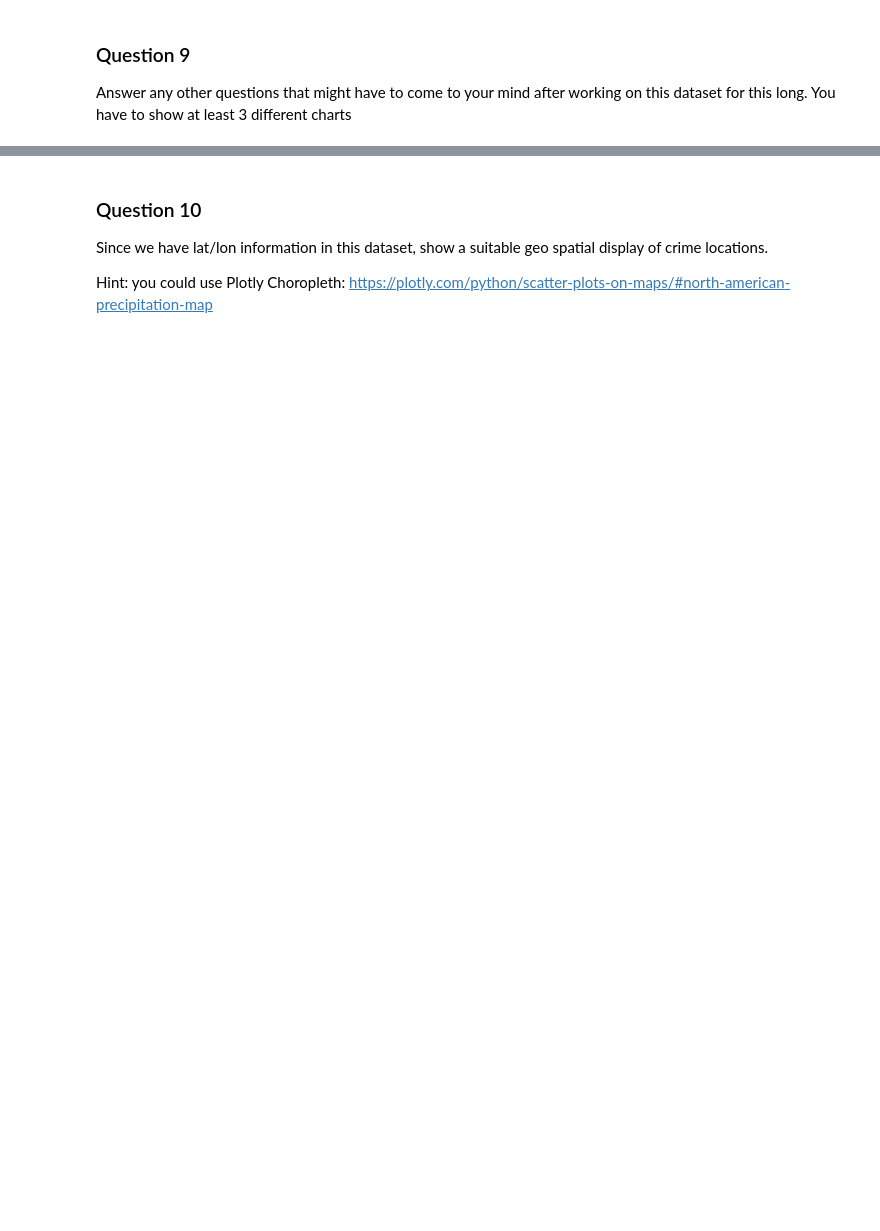
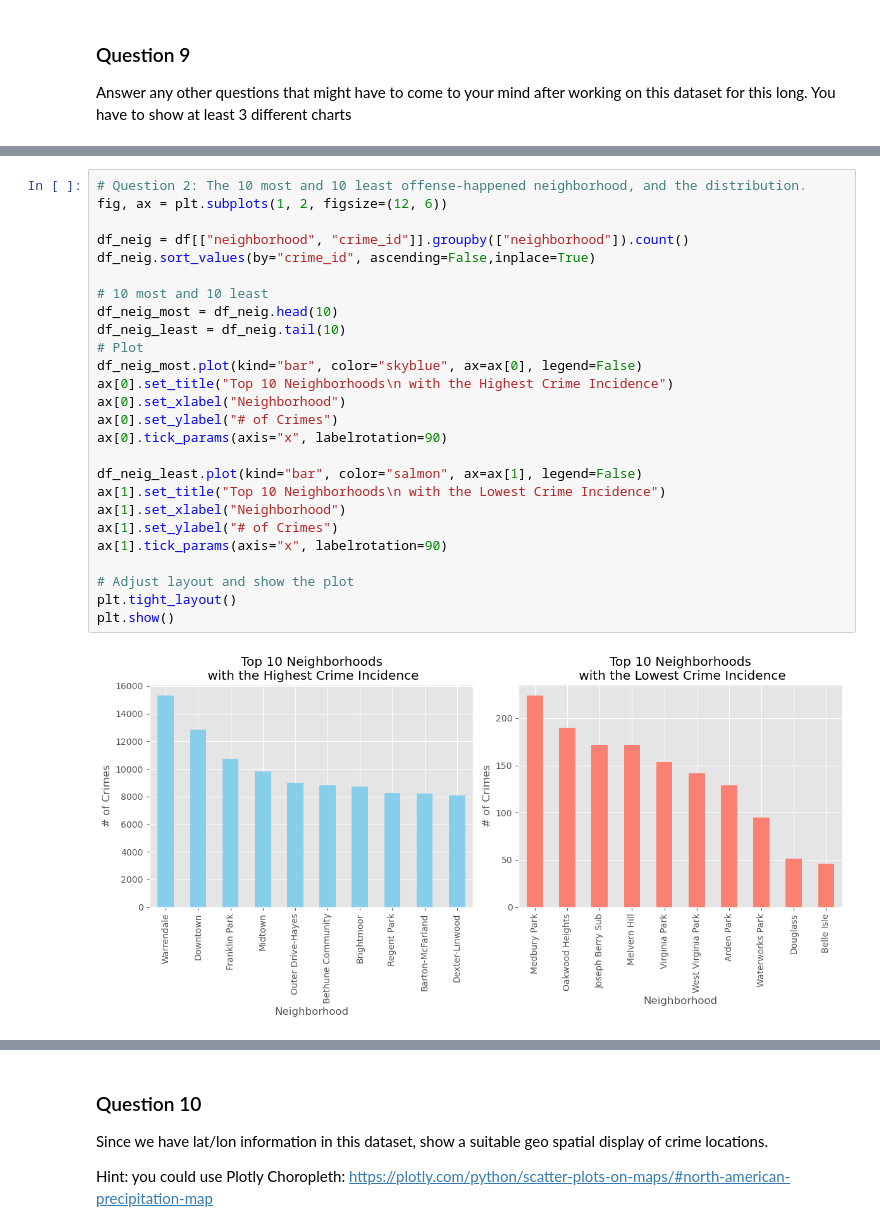
Before and after one commit to PKUniiiiice/STATS_507, a Jupyter notebook: HW8/ps8.ipynb, the cells around one changed output, grey strips where cells are left out. Saved outputs shown, nothing was run; the diff lists cells and outputs as text; blank space fills up the shorter version.

```diff
--- a/HW8/ps8.ipynb
+++ b/HW8/ps8.ipynb
@@ -113,0 +245,28 @@ You have to show at least 3 different charts
+# %%
+# Question 2: The 10 most and 10 least offense-happened neighborhood, and the distribution.
+fig, ax = plt.subplots(1, 2, figsize=(12, 6))
+
+df_neig = df[["neighborhood", "crime_id"]].groupby(["neighborhood"]).count()
+df_neig.sort_values(by="crime_id", ascending=False,inplace=True)
+
+# 10 most and 10 least
+df_neig_most = df_neig.head(10)
+df_neig_least = df_neig.tail(10)
+# Plot
+df_neig_most.plot(kind="bar", color="skyblue", ax=ax[0], legend=False)
+ax[0].set_title("Top 10 Neighborhoods\n with the Highest Crime Incidence")
+ax[0].set_xlabel("Neighborhood")
+ax[0].set_ylabel("# of Crimes")
+ax[0].tick_params(axis="x", labelrotation=90)
+
+df_neig_least.plot(kind="bar", color="salmon", ax=ax[1], legend=False)
+ax[1].set_title("Top 10 Neighborhoods\n with the Lowest Crime Incidence")
+ax[1].set_xlabel("Neighborhood")
+ax[1].set_ylabel("# of Crimes")
+ax[1].tick_params(axis="x", labelrotation=90)
+
+# Adjust layout and show the plot
+plt.tight_layout()
+plt.show()
+# %% [output]
+[figure, added]
```
Also changed, not shown: parts of 37 cells of this notebook, 2 other files.
